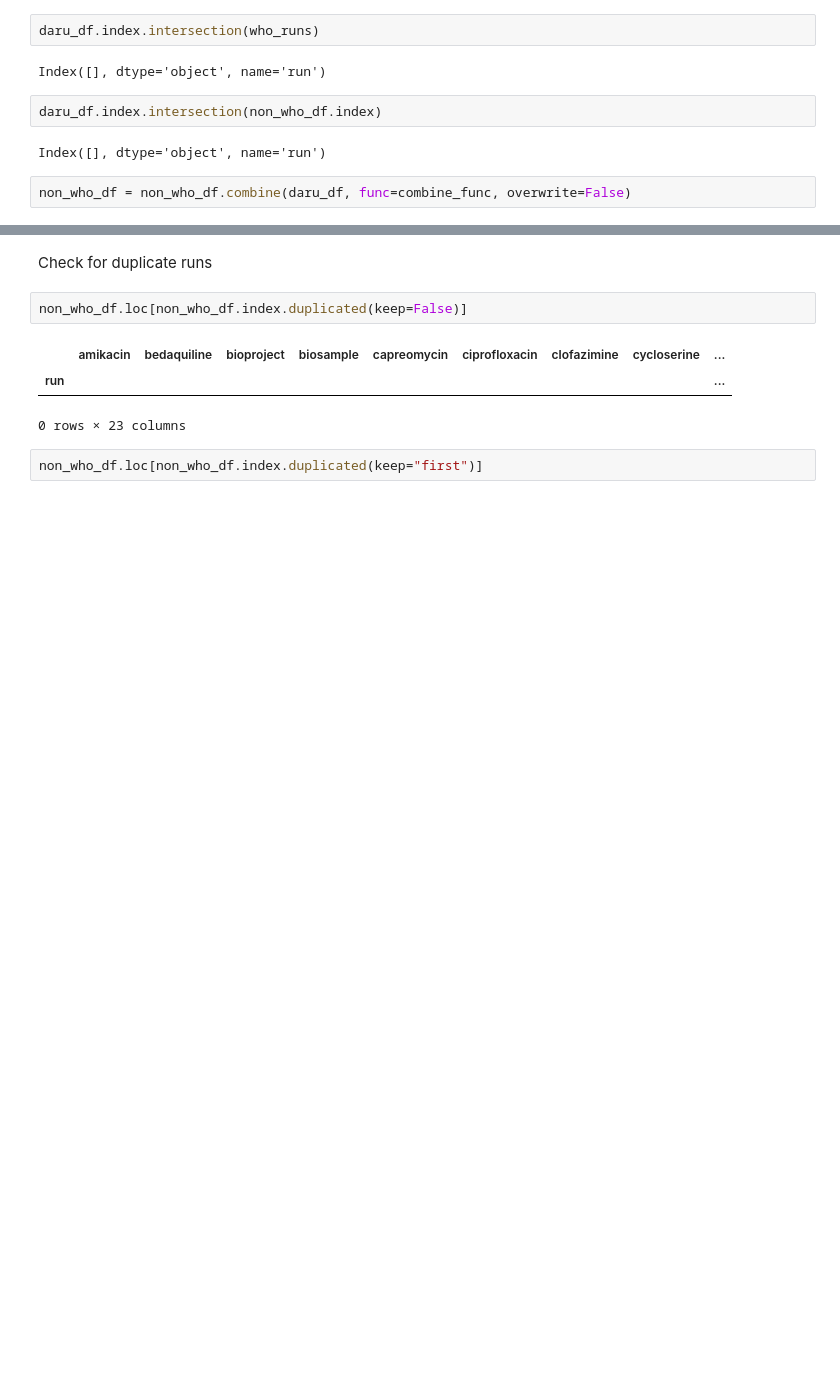
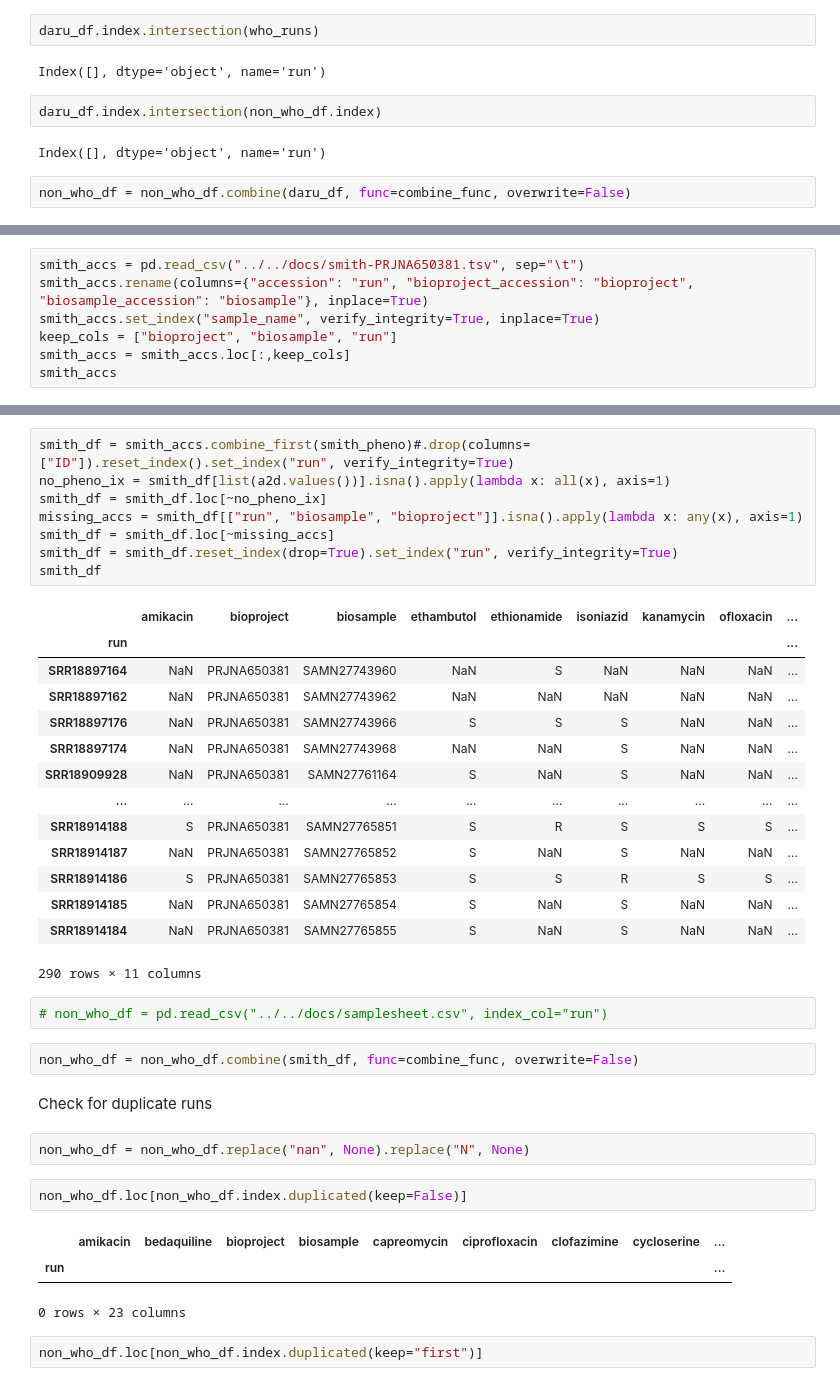
Before and after one commit to mbhall88/WHO-correspondence, a Jupyter notebook: workflow/notebooks/data-cleaning.ipynb, the cells around one changed output, grey strips where cells are left out. Cells and saved outputs as stored; diff of their text form; blank space fills up the shorter version.

```diff
--- a/workflow/notebooks/data-cleaning.ipynb
+++ b/workflow/notebooks/data-cleaning.ipynb
@@ -584,0 +621,7 @@ non_who_df = non_who_df.replace("nan", None).replace("N", None)
+# %%
+smith_accs = pd.read_csv("../../docs/smith-PRJNA650381.tsv", sep="\t")
+smith_accs.rename(columns={"accession": "run", "bioproject_accession": "bioproject", "biosample_accession": "biosample"}, inplace=True)
+smith_accs.set_index("sample_name", verify_integrity=True, inplace=True)
+keep_cols = ["bioproject", "biosample", "run"]
+smith_accs = smith_accs.loc[:,keep_cols]
+smith_accs
@@ -585,5 +643,34 @@ non_who_df = non_who_df.replace("nan", None).replace("N", None)
+# %%
+smith_df = smith_accs.combine_first(smith_pheno)#.drop(columns=["ID"]).reset_index().set_index("run", verify_integrity=True)
+no_pheno_ix = smith_df[list(a2d.values())].isna().apply(lambda x: all(x), axis=1)
+smith_df = smith_df.loc[~no_pheno_ix]
+missing_accs = smith_df[["run", "biosample", "bioproject"]].isna().apply(lambda x: any(x), axis=1)
+smith_df = smith_df.loc[~missing_accs]
+smith_df = smith_df.reset_index(drop=True).set_index("run", verify_integrity=True)
+smith_df
+# %% [output]
+|  | amikacin | bioproject | biosample | ethambutol | ethionamide | isoniazid | kanamycin | ofloxacin | ... |
+| run |  |  |  |  |  |  |  |  | ... |
+| SRR18897164 | NaN | PRJNA650381 | SAMN27743960 | NaN | S | NaN | NaN | NaN | ... |
+| SRR18897162 | NaN | PRJNA650381 | SAMN27743962 | NaN | NaN | NaN | NaN | NaN | ... |
+| SRR18897176 | NaN | PRJNA650381 | SAMN27743966 | S | S | S | NaN | NaN | ... |
+| SRR18897174 | NaN | PRJNA650381 | SAMN27743968 | NaN | NaN | S | NaN | NaN | ... |
+| SRR18909928 | NaN | PRJNA650381 | SAMN27761164 | S | NaN | S | NaN | NaN | ... |
+| ... | ... | ... | ... | ... | ... | ... | ... | ... | ... |
+| SRR18914188 | S | PRJNA650381 | SAMN27765851 | S | R | S | S | S | ... |
+| SRR18914187 | NaN | PRJNA650381 | SAMN27765852 | S | NaN | S | NaN | NaN | ... |
+| SRR18914186 | S | PRJNA650381 | SAMN27765853 | S | S | R | S | S | ... |
+| SRR18914185 | NaN | PRJNA650381 | SAMN27765854 | S | NaN | S | NaN | NaN | ... |
+| SRR18914184 | NaN | PRJNA650381 | SAMN27765855 | S | NaN | S | NaN | NaN | ... |
+290 rows × 11 columns
+# %%
+# non_who_df = pd.read_csv("../../docs/samplesheet.csv", index_col="run")
+# %%
+non_who_df = non_who_df.combine(smith_df, func=combine_func, overwrite=False)
 # %% [markdown]
 Check for duplicate runs
+# %%
+non_who_df = non_who_df.replace("nan", None).replace("N", None)
 # %%
 non_who_df.loc[non_who_df.index.duplicated(keep=False)]
 # %% [output]
```
Also changed, not shown: parts of 7 cells of this notebook, 5 other files.
